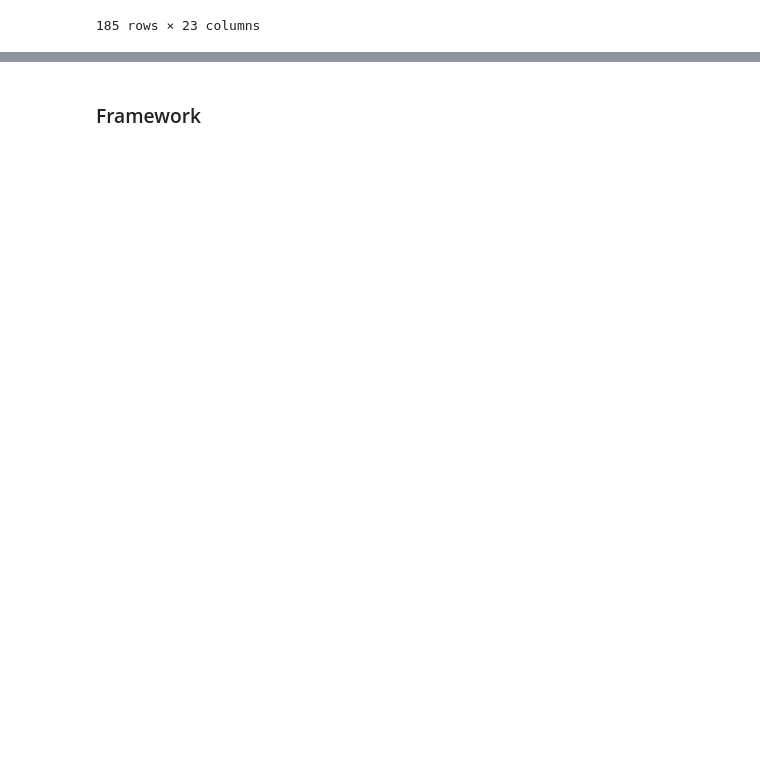
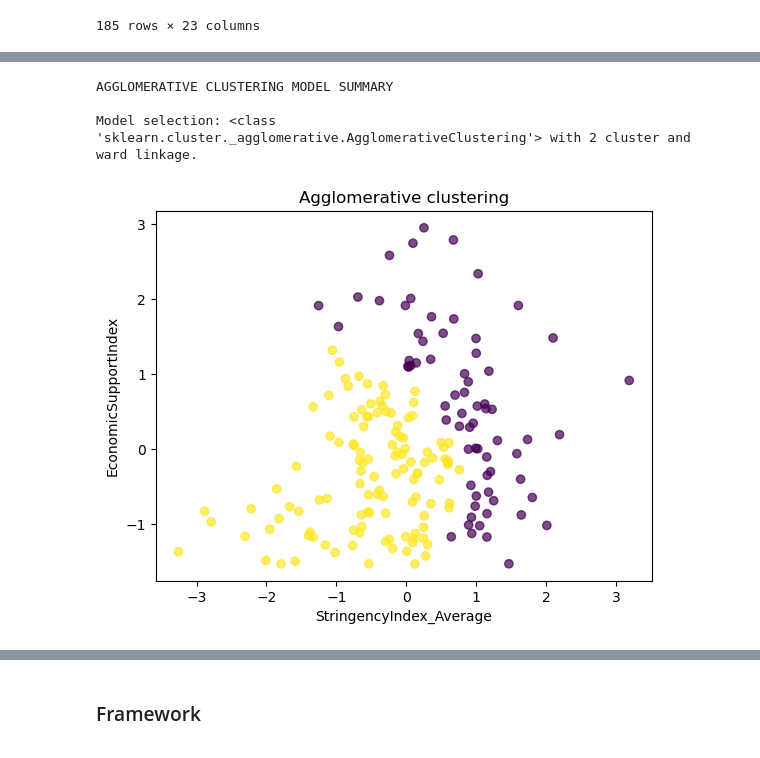
Before and after one commit to LawrenceKay/worldwide_covid_policy, a Jupyter notebook: notebooks/WCP_oxcgrt_clustering.ipynb, the cells around one changed output, grey strips where cells are left out. Saved outputs shown, nothing was run; the diff lists cells and outputs as text; code cells hidden in the pictures; blank space fills up the shorter version.

```diff
--- a/notebooks/WCP_oxcgrt_clustering.ipynb
+++ b/notebooks/WCP_oxcgrt_clustering.ipynb
@@ -1056,0 +932,18 @@ from sklearn.cluster import DBSCAN
+# %%
+# Tests the function with agglomerative clustering
+clustering_function(clustering_choice = AgglomerativeClustering,
+                    choice_of_dataframe = oxcgrt_simple_country_groups[['StringencyIndex_Average', 'EconomicSupportIndex']],
+                    scaler_choice = StandardScaler(),
+                    x_axis_label_choice = 'StringencyIndex_Average',
+                    y_axis_label_choice = 'EconomicSupportIndex',
+                    kmeans_no_of_clusters_choice = None,
+                    dbscan_eps_choice = None,
+                    dbscan_min_samples_choice = None,
+                    gmm_number_of_components_choice = None,
+                    ac_no_of_clusters_choice = 2,
+                    ac_linkage_choice = 'ward')
+# %% [output]
+AGGLOMERATIVE CLUSTERING MODEL SUMMARY
+
+Model selection: <class 'sklearn.cluster._agglomerative.AgglomerativeClustering'> with 2 cluster and ward linkage.
+[figure, added]
```
Also changed, not shown: parts of 26 cells of this notebook.
